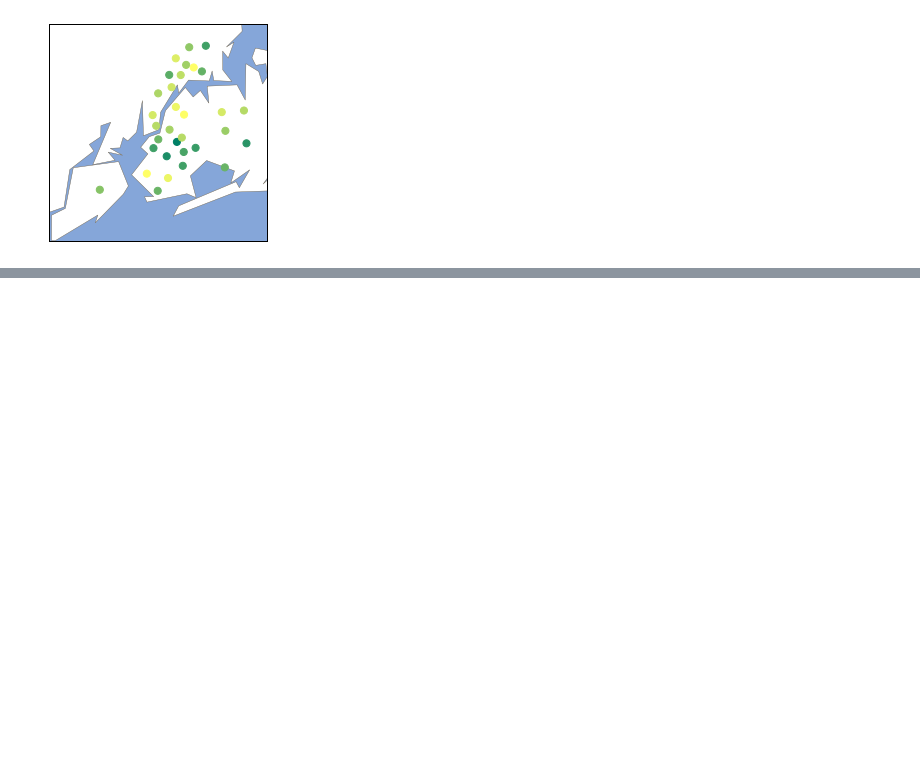
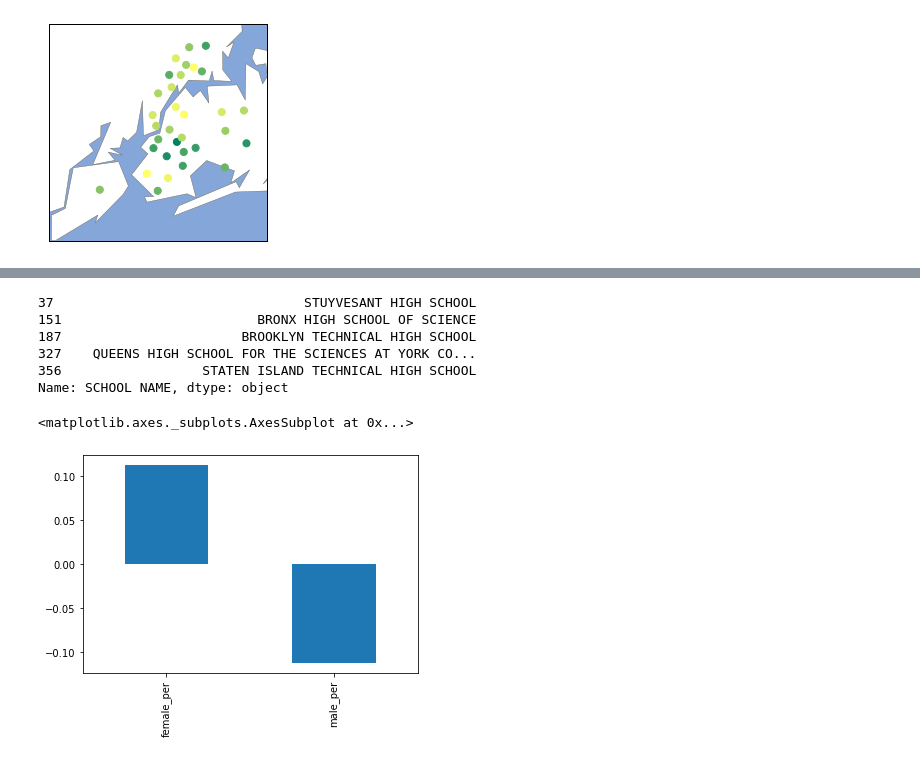
Before and after one commit to OniSlayer/analyzing_sat_scores, a Jupyter notebook: analyzing_sat_scores.ipynb, the cells around one changed output, grey strips where cells are left out. Cells and saved outputs as stored; diff of their text form; code cells hidden in the pictures; blank space fills up the shorter version.

```diff
--- a/analyzing_sat_scores.ipynb
+++ b/analyzing_sat_scores.ipynb
@@ -263,0 +298,21 @@ The dedent function was deprecated in Matplotlib 3.1 and will be removed in 3.3.
+# %%
+# Analyzing schools with high average sat score and low percentage of hispanics
+
+combined[(combined['hispanic_per'] < 10) & (combined['sat_score']>1800)]['SCHOOL NAME']
+# %% [output]
+37                                STUYVESANT HIGH SCHOOL
+151                         BRONX HIGH SCHOOL OF SCIENCE
+187                       BROOKLYN TECHNICAL HIGH SCHOOL
+327    QUEENS HIGH SCHOOL FOR THE SCIENCES AT YORK CO...
+356                  STATEN ISLAND TECHNICAL HIGH SCHOOL
+Name: SCHOOL NAME, dtype: object
+# %%
+# There are two columns showing the average of women and men on each school
+# The correlation between gender and the sat score is plotted below
+
+# There seems to be a positive relation of the score and the number of females
+# There is a negative relation between the percentage of males and the sat score
+combined.corr()['sat_score'][['female_per', 'male_per']].plot.bar()
+# %% [output]
+<matplotlib.axes._subplots.AxesSubplot at 0x...>
+[figure, added]
```
Also changed, not shown: parts of 7 cells of this notebook, 1 other file.
